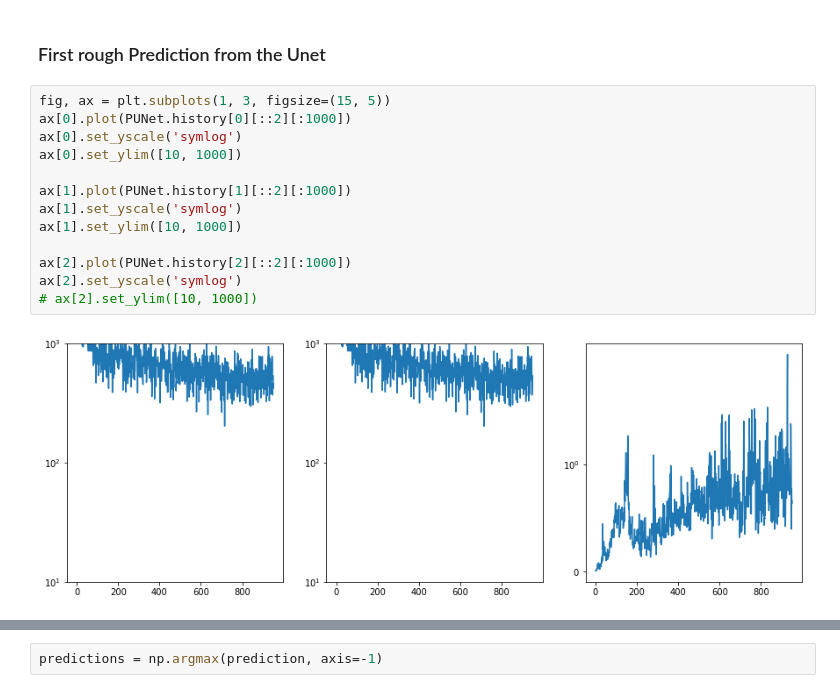
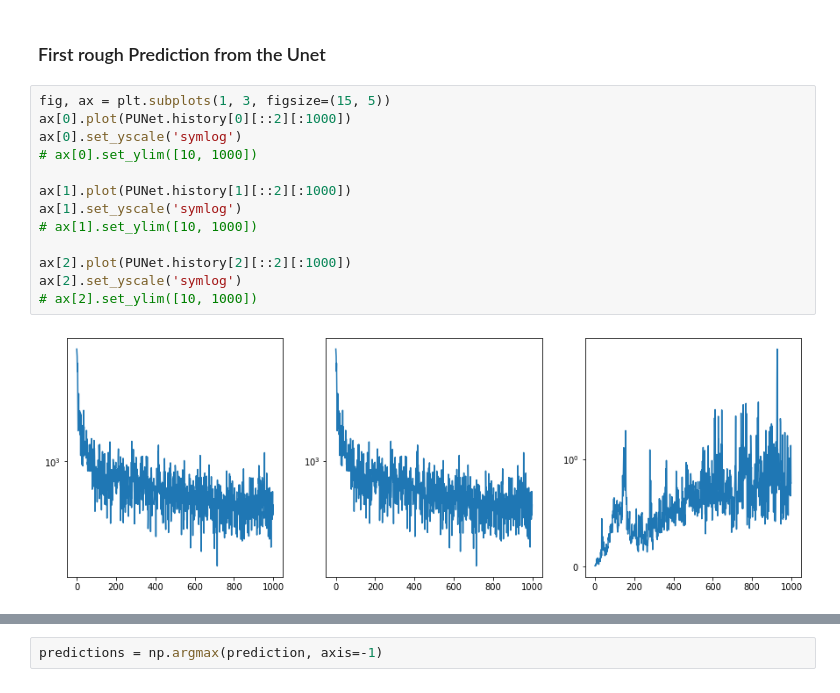
Before and after one commit to Hbretonniere/blendinator, a Jupyter notebook: test_and_scores.ipynb, the cells around one changed output, grey strips where cells are left out. Drawn from its saved outputs; the diff is of its cells as text.

```diff
--- a/test_and_scores.ipynb
+++ b/test_and_scores.ipynb
@@ -135,17 +152,17 @@ already trained model
 # %%
 fig, ax = plt.subplots(1, 3, figsize=(15, 5))
 ax[0].plot(PUNet.history[0][::2][:1000])
 ax[0].set_yscale('symlog')
-ax[0].set_ylim([10, 1000])
+# ax[0].set_ylim([10, 1000])
 
 ax[1].plot(PUNet.history[1][::2][:1000])
 ax[1].set_yscale('symlog')
-ax[1].set_ylim([10, 1000])
+# ax[1].set_ylim([10, 1000])
 
 ax[2].plot(PUNet.history[2][::2][:1000])
 ax[2].set_yscale('symlog')
 # ax[2].set_ylim([10, 1000])
 # %% [output]
-[figure, old version]
+[figure, new version]
 # %%
 prediction = PUNet.prediction_model(stamps_img).numpy()
```
Also changed, not shown: parts of 5 cells of this notebook, 2 other files.
